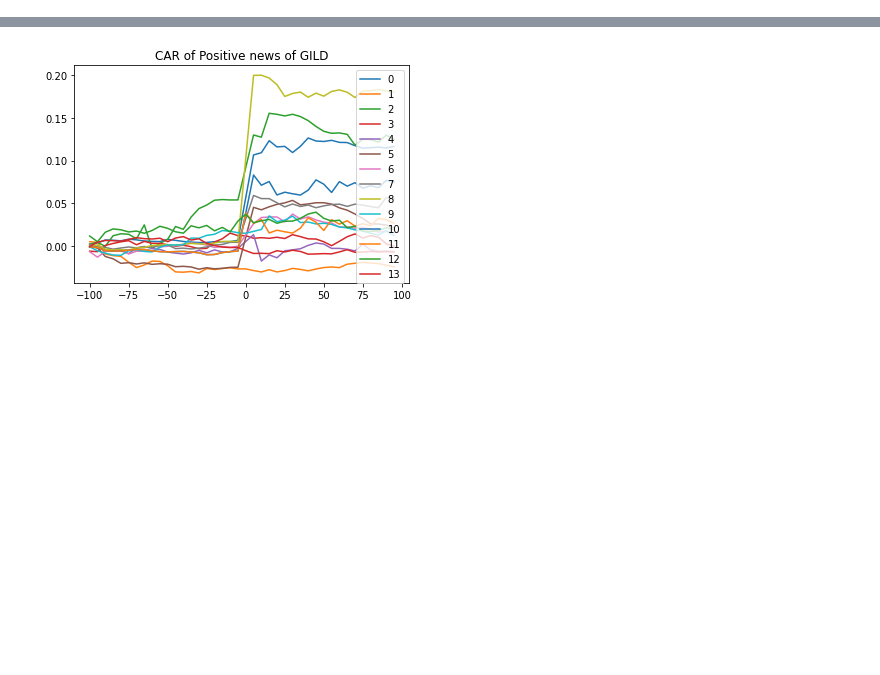
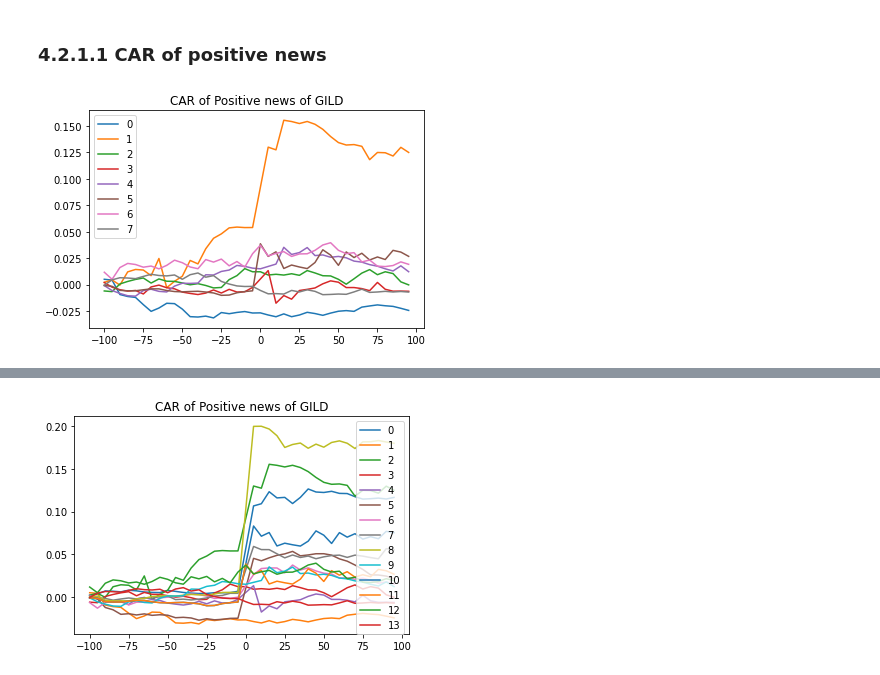
Before and after one commit to HongxiaTang/Covid19_project, a Jupyter notebook: Covid_19.ipynb, the cells around one changed output, grey strips where cells are left out. Cells and saved outputs as stored; diff of their text form; code cells hidden in the pictures; blank space fills up the shorter version.

```diff
--- a/Covid_19.ipynb
+++ b/Covid_19.ipynb
@@ -348,0 +428,11 @@ CAR_pos,CAR_neg, CAR_neu, news, df = get_CAR(begin_time,end_time,symbol,local_ne
+# %% [markdown]
+### 4.2.1.1 CAR of positive news
+# %%
+plt.figure()
+for i in range(len(CAR_pos)):
+  plt.plot(time_range,CAR_pos[i],label='{}'.format(i))
+plt.legend()
+plt.title('CAR of Positive news of {}'.format(symbol))
+plt.show()
+# %% [output]
+[figure, added]
```
Also changed, not shown: parts of 61 cells of this notebook, 1 other file.
